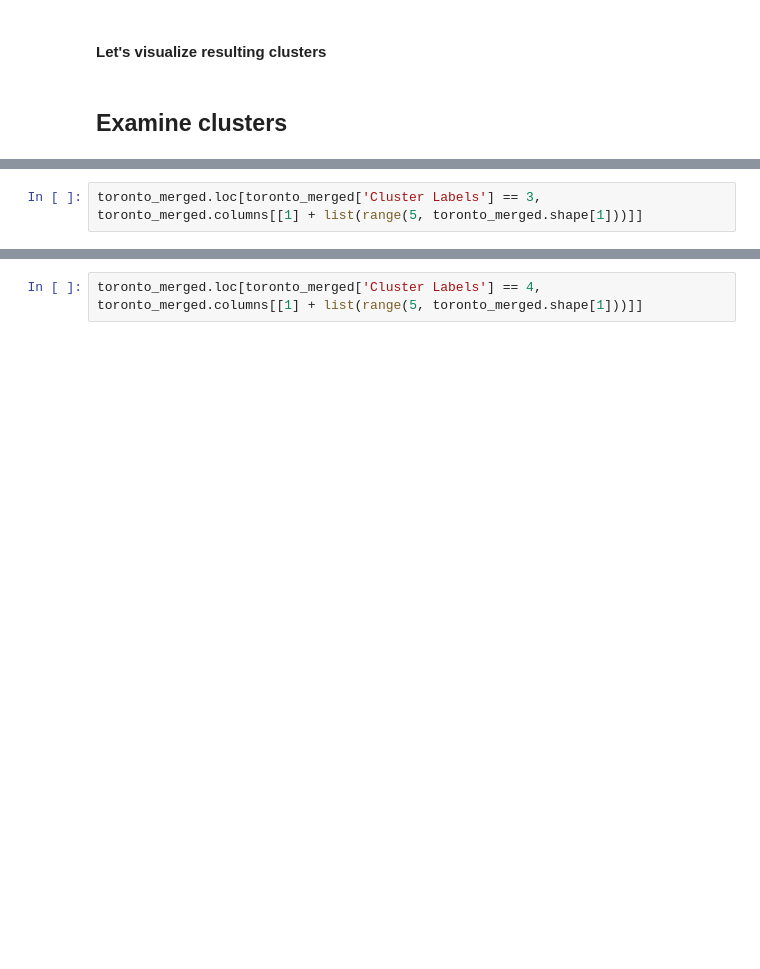
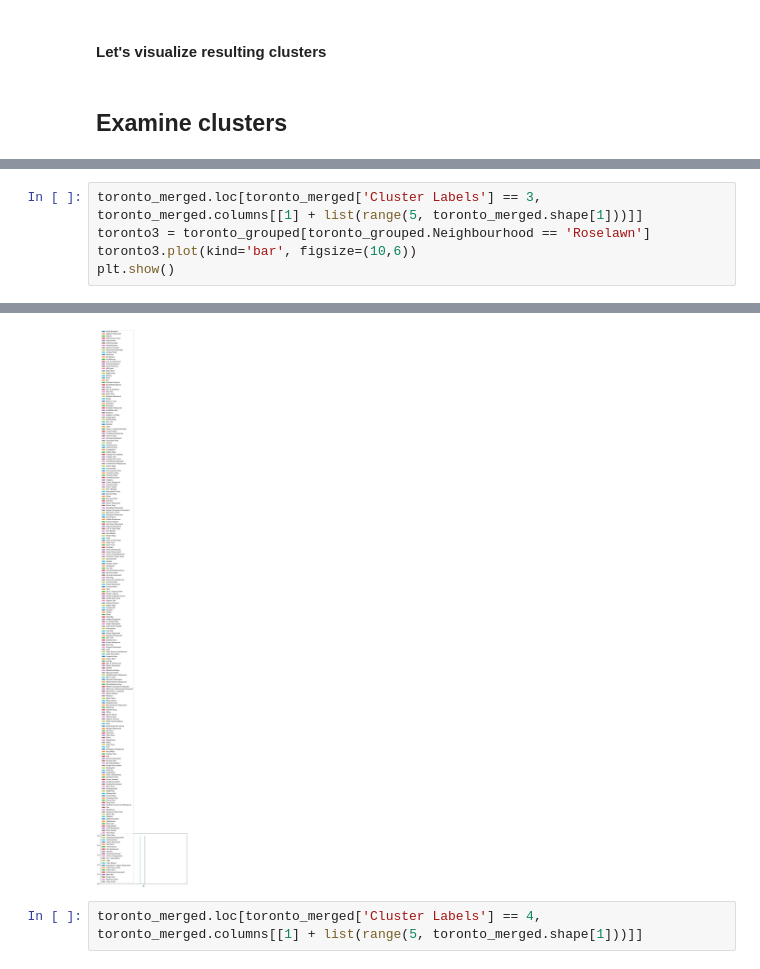
Before and after one commit to surekha3/Coursera_Capstone, a Jupyter notebook: Neighbourhoods_City_of_Toronto.ipynb, the cells around one changed output, grey strips where cells are left out. Cells and saved outputs as stored; diff of their text form; blank space fills up the shorter version.

```diff
--- a/Neighbourhoods_City_of_Toronto.ipynb
+++ b/Neighbourhoods_City_of_Toronto.ipynb
@@ -535,4 +548,7 @@ toronto_merged.loc[toronto_merged['Cluster Labels'] == 2, toronto_merged.columns
 | 23 | Forest Hill North,Forest Hill West | Jewelry Store | Trail | Park | Sushi Restaurant | ... |
 # %%
 toronto_merged.loc[toronto_merged['Cluster Labels'] == 3, toronto_merged.columns[[1] + list(range(5, toronto_merged.shape[1]))]]
+toronto3 = toronto_grouped[toronto_grouped.Neighbourhood == 'Roselawn']
+toronto3.plot(kind='bar', figsize=(10,6))
+plt.show()
 # %% [output]
@@ -541,3 +555,4 @@ toronto_merged.loc[toronto_merged['Cluster Labels'] == 3, toronto_merged.columns
+[figure, added]
 # %%
 toronto_merged.loc[toronto_merged['Cluster Labels'] == 4, toronto_merged.columns[[1] + list(range(5, toronto_merged.shape[1]))]]
 # %% [output]
```
Also changed, not shown: parts of 7 cells of this notebook, 3 other files.
